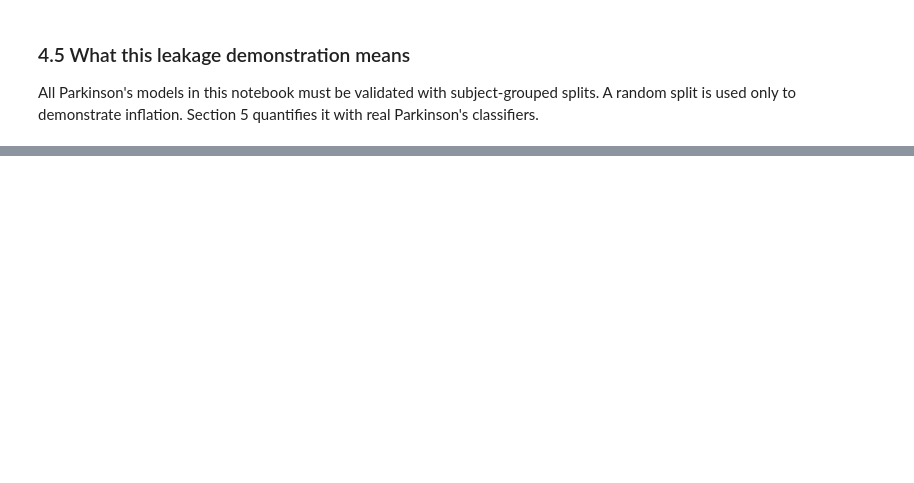
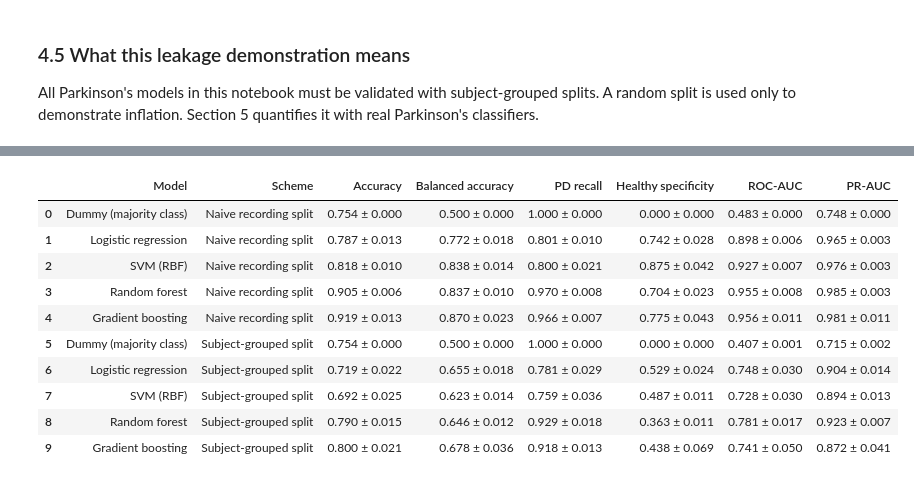
Before and after one commit to aayaan-khan/parkinsons-detection, a Jupyter notebook: notebooks/Parkinsons_Disease_Detection.ipynb, the cells around one changed output, grey strips where cells are left out. Cells and saved outputs as stored; diff of their text form; code cells hidden in the pictures; blank space fills up the shorter version.

```diff
--- a/notebooks/Parkinsons_Disease_Detection.ipynb
+++ b/notebooks/Parkinsons_Disease_Detection.ipynb
@@ -1432,0 +1577,92 @@ All Parkinson's models in this notebook must be validated with subject-grouped s
+# %%
+# Evaluate each fixed pipeline on each precomputed split plan and retain one row per repeat.
+evaluation_rows = []
+for repeat_index in range(number_of_repeats):
+    for scheme_name, repeated_plans in split_plans.items():
+        fold_splits = repeated_plans[repeat_index]
+        for model_name in model_names:
+            pipeline = make_pd_pipeline(model_name)
+            predictions = cross_val_predict(
+                pipeline, X, y_status, cv=fold_splits, method="predict", n_jobs=1
+            )
+            scores = cross_val_predict(
+                pipeline, X, y_status, cv=fold_splits,
+                method=score_methods[model_name], n_jobs=1,
+            )
+            if scores.ndim == 2:
+                # Probability outputs use the positive (PD) class column.
+                fitted_classes = np.unique(y_status)
+                positive_column = int(np.flatnonzero(fitted_classes == 1)[0])
+                scores = scores[:, positive_column]
+            tn, fp, fn, tp = confusion_matrix(
+                y_status, predictions, labels=[0, 1]
+            ).ravel()
+            healthy_specificity = float(tn / (tn + fp)) if (tn + fp) else 0.0
+            evaluation_rows.append({
+                "Repeat": repeat_index + 1,
+                "Scheme": scheme_name,
+                "Model": model_name,
+                "Accuracy": float(accuracy_score(y_status, predictions)),
+                "Balanced accuracy": float(balanced_accuracy_score(y_status, predictions)),
+                "PD recall": float(recall_score(y_status, predictions, pos_label=1, zero_division=0)),
+                "Healthy specificity": healthy_specificity,
+                "ROC-AUC": float(roc_auc_score(y_status, scores)),
+                "PR-AUC": float(average_precision_score(y_status, scores)),
+            })
+
+repeated_metrics = pd.DataFrame(evaluation_rows)
+metric_columns = [
+    "Accuracy", "Balanced accuracy", "PD recall", "Healthy specificity", "ROC-AUC", "PR-AUC"
+]
+summary_rows = []
+for (model_name, scheme_name), group in repeated_metrics.groupby(["Model", "Scheme"], sort=False):
+    row = {"Model": model_name, "Scheme": scheme_name}
+    for metric in metric_columns:
+        row[f"{metric} mean"] = float(group[metric].mean())
+        row[f"{metric} std"] = float(group[metric].std(ddof=1))
+    summary_rows.append(row)
+summary_metrics = pd.DataFrame(summary_rows)
+
+# Display a compact table with repeat mean and standard deviation in each metric cell.
+formatted_summary = summary_metrics[["Model", "Scheme"]].copy()
+for metric in metric_columns:
+    formatted_summary[metric] = [
+        f"{mean:.3f} ± {std:.3f}"
+        for mean, std in zip(summary_metrics[f"{metric} mean"], summary_metrics[f"{metric} std"])
+    ]
+display(formatted_summary)
+
+# Calculate naive-minus-grouped differences using matching model and metric means.
+inflation_rows = []
+for model_name in model_names:
+    naive_row = summary_metrics[
+        (summary_metrics["Model"] == model_name)
+        & (summary_metrics["Scheme"] == "Naive recording split")
+    ].iloc[0]
+    grouped_row = summary_metrics[
+        (summary_metrics["Model"] == model_name)
+        & (summary_metrics["Scheme"] == "Subject-grouped split")
+    ].iloc[0]
+    for metric in metric_columns:
+        inflation_rows.append({
+            "Model": model_name,
+            "Metric": metric,
+            "Naive minus grouped": float(naive_row[f"{metric} mean"] - grouped_row[f"{metric} mean"]),
+        })
+inflation_table = pd.DataFrame(inflation_rows)
+inflation_wide = inflation_table.pivot(
+    index="Model", columns="Metric", values="Naive minus grouped"
+).reindex(model_names)
+display(inflation_wide)
+# %% [output]
+|  | Model | Scheme | Accuracy | Balanced accuracy | PD recall | Healthy specificity | ROC-AUC | PR-AUC |
+| 0 | Dummy (majority class) | Naive recording split | 0.754 ± 0.000 | 0.500 ± 0.000 | 1.000 ± 0.000 | 0.000 ± 0.000 | 0.483 ± 0.000 | 0.748 ± 0.000 |
+| 1 | Logistic regression | Naive recording split | 0.787 ± 0.013 | 0.772 ± 0.018 | 0.801 ± 0.010 | 0.742 ± 0.028 | 0.898 ± 0.006 | 0.965 ± 0.003 |
+| 2 | SVM (RBF) | Naive recording split | 0.818 ± 0.010 | 0.838 ± 0.014 | 0.800 ± 0.021 | 0.875 ± 0.042 | 0.927 ± 0.007 | 0.976 ± 0.003 |
+| 3 | Random forest | Naive recording split | 0.905 ± 0.006 | 0.837 ± 0.010 | 0.970 ± 0.008 | 0.704 ± 0.023 | 0.955 ± 0.008 | 0.985 ± 0.003 |
+| 4 | Gradient boosting | Naive recording split | 0.919 ± 0.013 | 0.870 ± 0.023 | 0.966 ± 0.007 | 0.775 ± 0.043 | 0.956 ± 0.011 | 0.981 ± 0.011 |
+| 5 | Dummy (majority class) | Subject-grouped split | 0.754 ± 0.000 | 0.500 ± 0.000 | 1.000 ± 0.000 | 0.000 ± 0.000 | 0.407 ± 0.001 | 0.715 ± 0.002 |
+| 6 | Logistic regression | Subject-grouped split | 0.719 ± 0.022 | 0.655 ± 0.018 | 0.781 ± 0.029 | 0.529 ± 0.024 | 0.748 ± 0.030 | 0.904 ± 0.014 |
+| 7 | SVM (RBF) | Subject-grouped split | 0.692 ± 0.025 | 0.623 ± 0.014 | 0.759 ± 0.036 | 0.487 ± 0.011 | 0.728 ± 0.030 | 0.894 ± 0.013 |
+| 8 | Random forest | Subject-grouped split | 0.790 ± 0.015 | 0.646 ± 0.012 | 0.929 ± 0.018 | 0.363 ± 0.011 | 0.781 ± 0.017 | 0.923 ± 0.007 |
+| 9 | Gradient boosting | Subject-grouped split | 0.800 ± 0.021 | 0.678 ± 0.036 | 0.918 ± 0.013 | 0.438 ± 0.069 | 0.741 ± 0.050 | 0.872 ± 0.041 |
```
Also changed, not shown: parts of 25 cells of this notebook, 1 other file.
